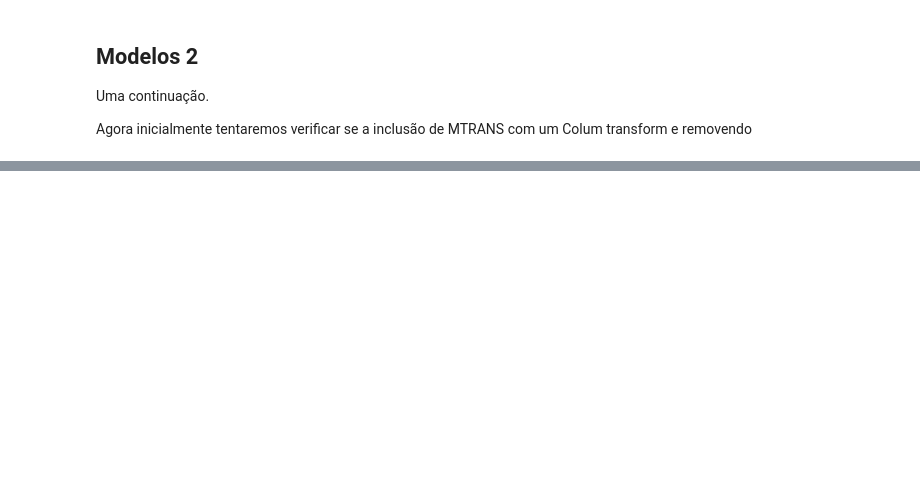
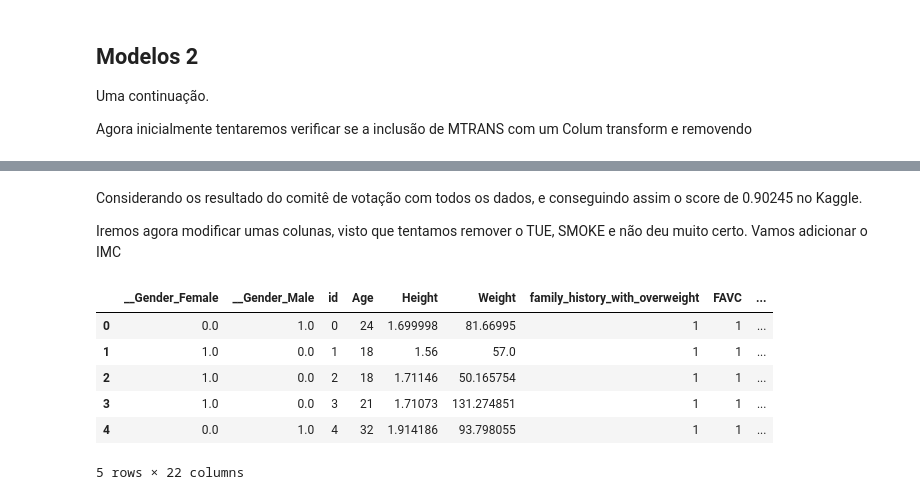
Before and after one commit to laraesquivel/exa864_obsety_risk, a Jupyter notebook: EXA/exploration/models2.ipynb, the cells around one changed output, grey strips where cells are left out. Drawn from its saved outputs; the diff is of its cells as text; code cells hidden in the pictures; blank space fills up the shorter version.

```diff
--- a/EXA/exploration/models2.ipynb
+++ b/EXA/exploration/models2.ipynb
@@ -29,0 +273,16 @@ test
+# %% [markdown]
+Considerando os resultado do comitê de votação com todos os dados, e conseguindo assim o score de 0.90245 no Kaggle.
+
+Iremos agora modificar umas colunas, visto que tentamos remover o TUE, SMOKE e não deu muito certo. Vamos adicionar o IMC
+# %%
+df['IMC'] = df['Weight'] / (df['Height']**2)
+df_test['IMC'] = df_test['Weight'] / (df['Height']**2)
+df.head()
+# %% [output]
+|  | __Gender_Female | __Gender_Male | id | Age | Height | Weight | family_history_with_overweight | FAVC | ... |
+| 0 | 0.0 | 1.0 | 0 | 24 | 1.699998 | 81.66995 | 1 | 1 | ... |
+| 1 | 1.0 | 0.0 | 1 | 18 | 1.56 | 57.0 | 1 | 1 | ... |
+| 2 | 1.0 | 0.0 | 2 | 18 | 1.71146 | 50.165754 | 1 | 1 | ... |
+| 3 | 1.0 | 0.0 | 3 | 21 | 1.71073 | 131.274851 | 1 | 1 | ... |
+| 4 | 0.0 | 1.0 | 4 | 32 | 1.914186 | 93.798055 | 1 | 1 | ... |
+5 rows × 22 columns
```
Also changed, not shown: parts of 27 cells of this notebook, 2 other files.
